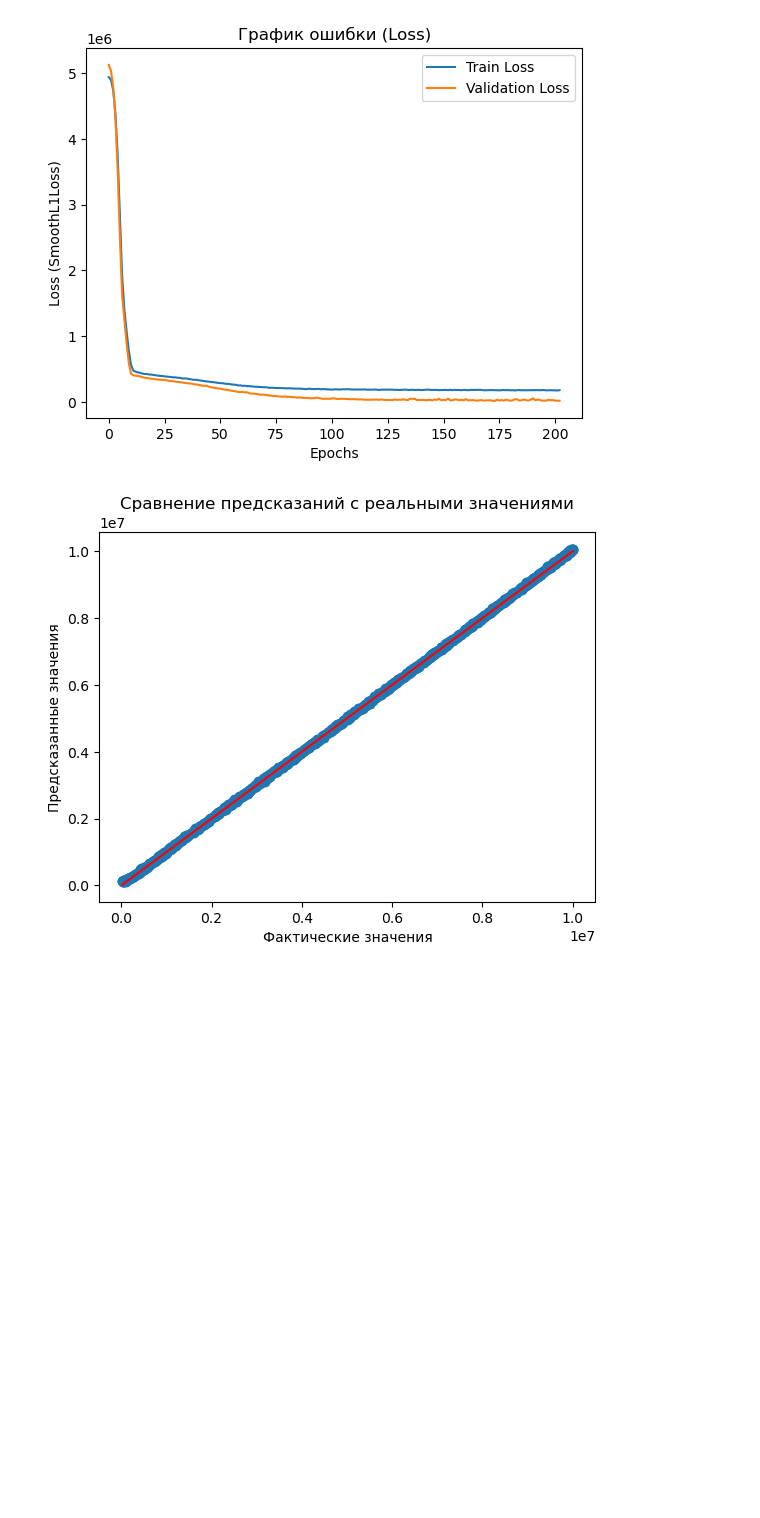
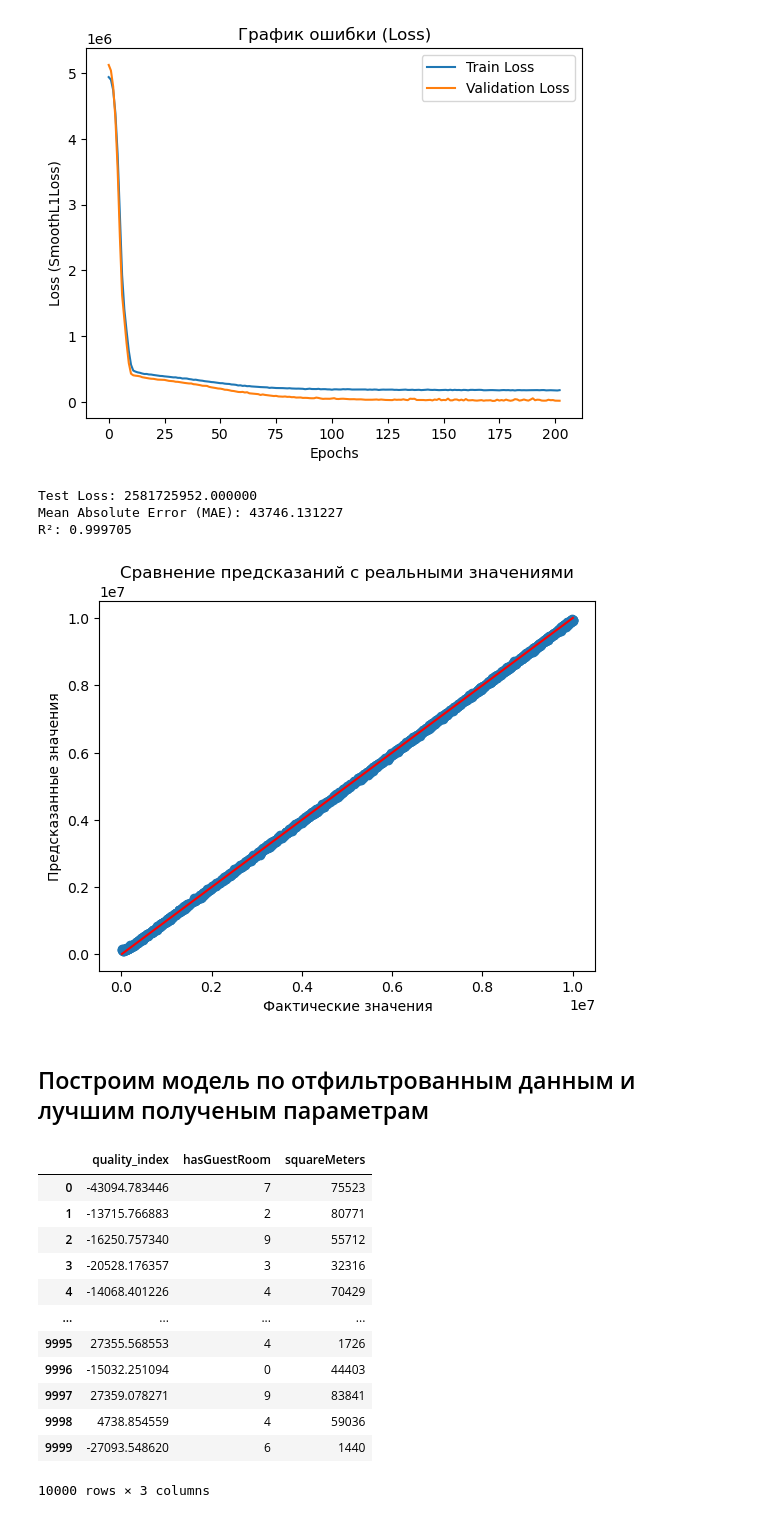
Before and after one commit to Saatarko/HomeworkDS, a Jupyter notebook: Homework_torch_paris.ipynb, the cells around one changed output. Drawn from its saved outputs; the diff is of its cells as text; code cells hidden in the pictures; blank space fills up the shorter version.

```diff
--- a/Homework_torch_paris.ipynb
+++ b/Homework_torch_paris.ipynb
@@ -658,15 +703,72 @@ plt.show()
 # %% [output]
 [figure]
 # %%
+# Переводим модель в режим оценки
 model.eval()
+
+# Переменная для хранения общей потери
+test_loss = 0.0
+n_samples = 0
+
+# Переменные для расчетов MAE и R²
+y_true = torch.tensor(y_test.values)  # Преобразуем pandas.Series в torch.Tensor
+y_pred = []
+
+# Включаем отключение градиентов
 with torch.no_grad():
-    y_pred = model(X_test_tensor.to(device)).cpu().numpy()
+    # Предсказания
+    y_pred_tensor = model(X_test_tensor.to(device))
+    y_pred_tensor = y_pred_tensor.cpu().numpy()  # Переводим предсказания в numpy
+    y_pred = y_pred_tensor
 
-plt.scatter(y_test, y_pred)
+    # Вычисляем тестовую потерю
+    criterion = nn.MSELoss()  # Потери для регрессии
+    loss = criterion(torch.tensor(y_pred), y_test_tensor)  # Включаем реальное y
+    test_loss += loss.item() * y_test_tensor.size(0)  # Умножаем на размер батча
+    n_samples += y_test_tensor.size(0)
+
+    # Средняя потеря
+    avg_test_loss = test_loss / n_samples
+
+# Вычисляем MAE и R²
+mae = mean_absolute_error(y_true.numpy(), y_pred)  # Конвертируем y_true в numpy
+r2 = r2_score(y_true.numpy(), y_pred)
+
+# Выводим среднюю потерю, MAE и R²
+print(f"Test Loss: {avg_test_loss:.6f}")
+print(f"Mean Absolute Error (MAE): {mae:.6f}")
+print(f"R²: {r2:.6f}")
+
+# Строим график
+plt.scatter(y_true.numpy(), y_pred)
 plt.xlabel('Фактические значения')
 plt.ylabel('Предсказанные значения')
 plt.title('Сравнение предсказаний с реальными значениями')
-plt.plot([min(y_test), max(y_test)], [min(y_test), max(y_test)], color='red')  # Линия идеального предсказания
+
+# Линия идеального предсказания
+plt.plot([min(y_true.numpy()), max(y_true.numpy())], [min(y_true.numpy()), max(y_true.numpy())], color='red')
+
 plt.show()
 # %% [output]
+Test Loss: 2581725952.000000
+Mean Absolute Error (MAE): 43746.131227
+R²: 0.999705
 [figure]
+# %% [markdown]
+## Построим модель по отфильтрованным данным и лучшим полученым параметрам
+# %%
+X_final
+# %% [output]
+|  | quality_index | hasGuestRoom | squareMeters |
+| 0 | -43094.783446 | 7 | 75523 |
+| 1 | -13715.766883 | 2 | 80771 |
+| 2 | -16250.757340 | 9 | 55712 |
+| 3 | -20528.176357 | 3 | 32316 |
+| 4 | -14068.401226 | 4 | 70429 |
+| ... | ... | ... | ... |
+| 9995 | 27355.568553 | 4 | 1726 |
+| 9996 | -15032.251094 | 0 | 44403 |
+| 9997 | 27359.078271 | 9 | 83841 |
+| 9998 | 4738.854559 | 4 | 59036 |
+| 9999 | -27093.548620 | 6 | 1440 |
+10000 rows × 3 columns
```
Also changed, not shown: parts of 37 cells of this notebook, 11 other files.
